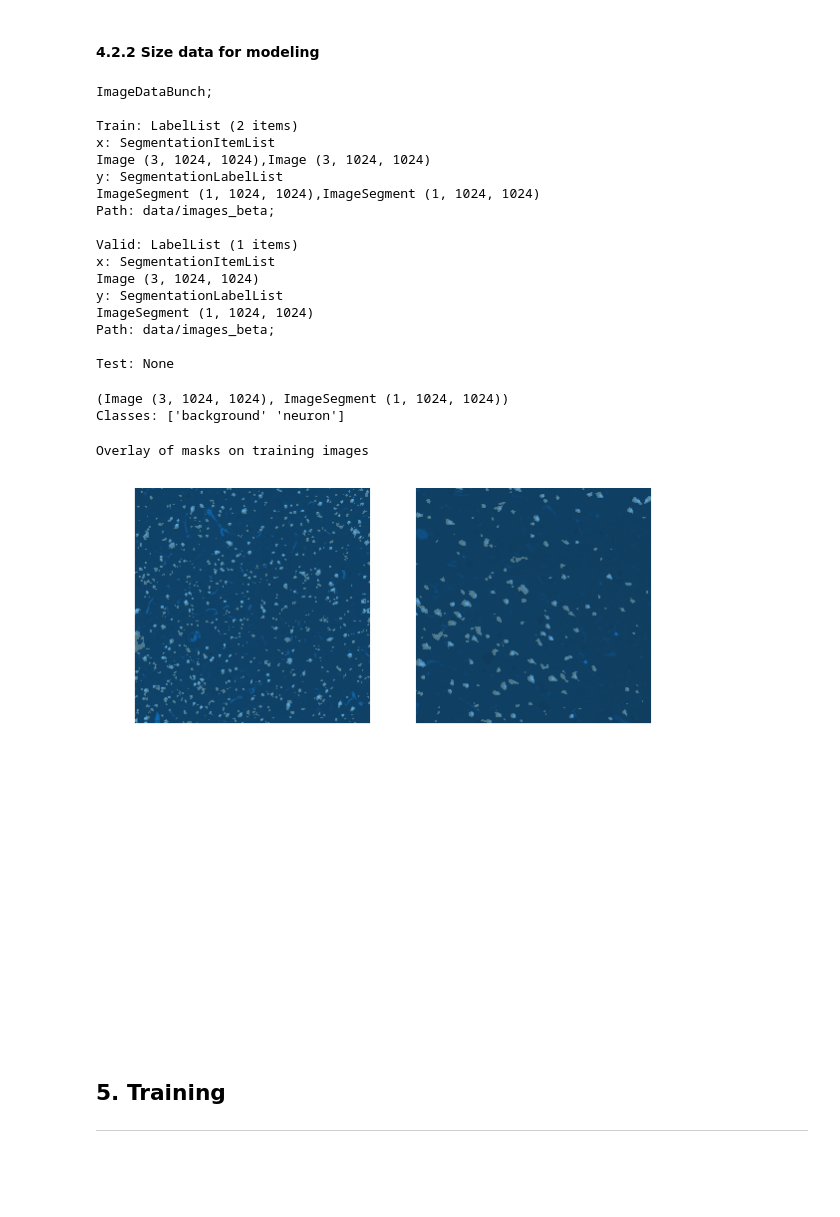
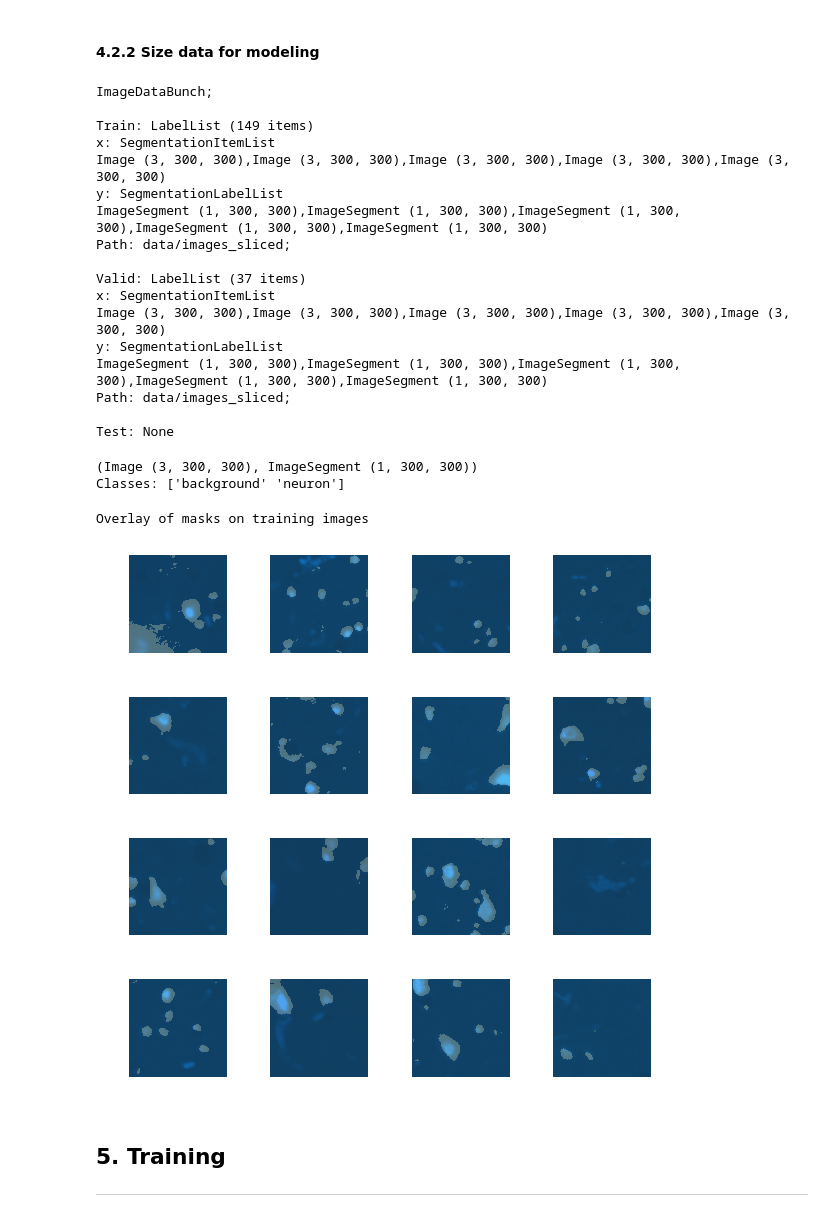
Before and after one commit to ttompk/ucsf_grinberg_neuro_images, a Jupyter notebook: ucsf_development/fastai_neuron_segmentation.ipynb, the cells around one changed output. Cells and saved outputs as stored; diff of their text form; code cells hidden in the pictures; blank space fills up the shorter version.

```diff
--- a/ucsf_development/fastai_neuron_segmentation.ipynb
+++ b/ucsf_development/fastai_neuron_segmentation.ipynb
@@ -119,7 +119,7 @@ pd.DataFrame(codes)
 # %%
 # images
 #path_img = Path('data/images')   # images go here
-path_img = Path('data/images_beta')   # images go here
+path_img = Path('data/images_sliced')   # images go here
 img_names = get_image_files(path_img)  # a list of posixpath filenames
 # %%
 # Print out info on the training images.
@@ -204,17 +205,17 @@ tfms = get_transforms(flip_vert=True, max_warp=0.)
 # %% [markdown]
 #### 4.2.2 Size data for modeling
 # %%
-train_img_size = 1024
+train_img_size = 300
 # %%
 # load image data from folder
 data = (SegmentationItemList.from_folder(path_img)   # load the data from a folder
-        #.split_by_rand_pct()   # split data into training and validaiton sets by random percent
-        .split_by_fname_file('../valid.txt')   # split data by folder if text file present
+        .split_by_rand_pct(valid_pct=0.2)   # split data into training and validaiton sets by random percent
+        #.split_by_fname_file('../valid.txt')   # split data by folder if text file present
         #.split_none()     # if no validation data
         #.label_from_func(get_y_fn, classes=codes, convert_mode='L')  # label data using 'get_y_fn' function
         .label_from_func(get_y_fn, classes=codes)  # label data using 'get_y_fn' function
         .transform(tfms, tfm_y=True, size=train_img_size)  # flip image horizontally, we need to use tfm_y=True in the transform call because we need the same transforms to be applied to the target mask as were applied to the image
-        .databunch(bs=2, path=Path('data'))  # create a databunch, 'bs' = batch size,
+        .databunch(bs=24, path=Path('data'))  # create a databunch, 'bs' = batch size,
         .normalize(imagenet_stats))  # normalize for resnet
 # %%
 # verify the data is as expected
@@ -222,19 +223,19 @@ data
 # %% [output]
 ImageDataBunch;
 
-Train: LabelList (2 items)
+Train: LabelList (149 items)
 x: SegmentationItemList
-Image (3, 1024, 1024),Image (3, 1024, 1024)
+Image (3, 300, 300),Image (3, 300, 300),Image (3, 300, 300),Image (3, 300, 300),Image (3, 300, 300)
 y: SegmentationLabelList
-ImageSegment (1, 1024, 1024),ImageSegment (1, 1024, 1024)
-Path: data/images_beta;
+ImageSegment (1, 300, 300),ImageSegment (1, 300, 300),ImageSegment (1, 300, 300),ImageSegment (1, 300, 300),ImageSegment (1, 300, 300)
+Path: data/images_sliced;
 
-Valid: LabelList (1 items)
+Valid: LabelList (37 items)
 x: SegmentationItemList
-Image (3, 1024, 1024)
+Image (3, 300, 300),Image (3, 300, 300),Image (3, 300, 300),Image (3, 300, 300),Image (3, 300, 300)
 y: SegmentationLabelList
-ImageSegment (1, 1024, 1024)
-Path: data/images_beta;
+ImageSegment (1, 300, 300),ImageSegment (1, 300, 300),ImageSegment (1, 300, 300),ImageSegment (1, 300, 300),ImageSegment (1, 300, 300)
+Path: data/images_sliced;
 
 Test: None
 # %%
@@ -242,15 +243,15 @@ Test: None
 print(data.train_ds[0])
 print("Classes: {}".format(data.valid_ds.classes))
 # %% [output]
-(Image (3, 1024, 1024), ImageSegment (1, 1024, 1024))
+(Image (3, 300, 300), ImageSegment (1, 300, 300))
 Classes: ['background' 'neuron']
 # %%
 # do the masks align with the base image??
 print("Overlay of masks on training images")
-data.show_batch(rows=2, figsize=(8,8))
+data.show_batch(rows=4, figsize=(8,8))
 # %% [output]
 Overlay of masks on training images
-[figure, old version]
+[figure, new version]
 # %% [markdown]
 ## 5. Training
 ---
```
Also changed, not shown: parts of 20 cells of this notebook, 1 other file.
